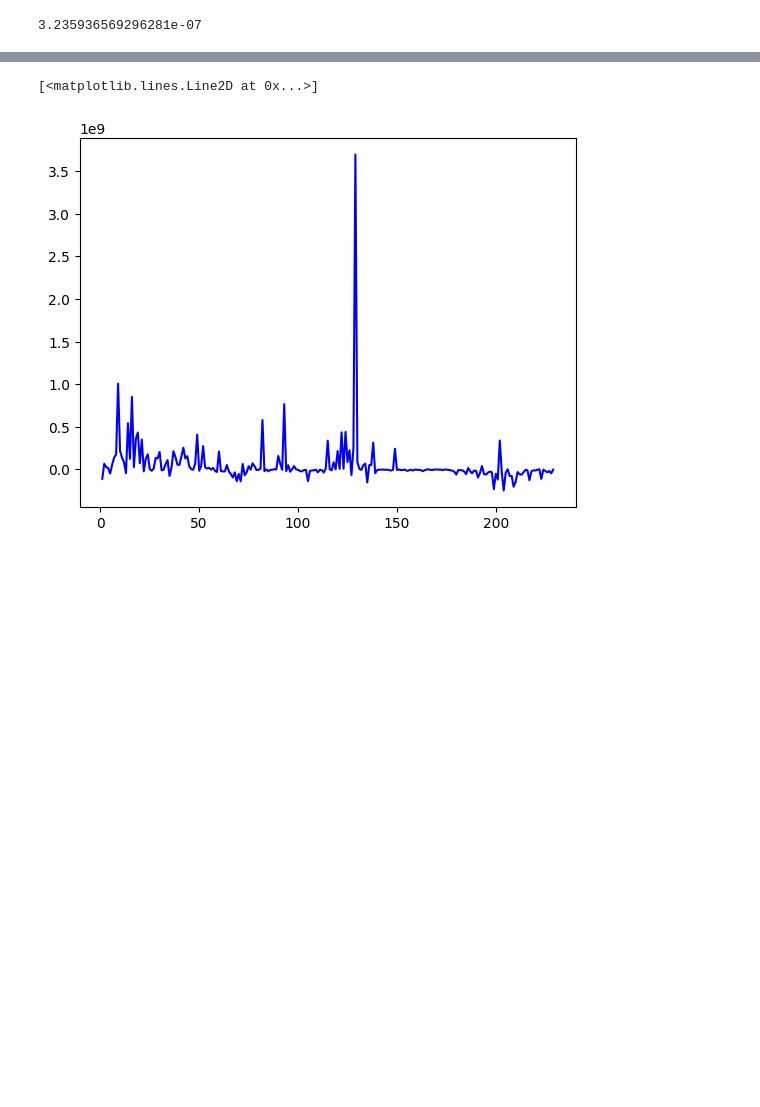
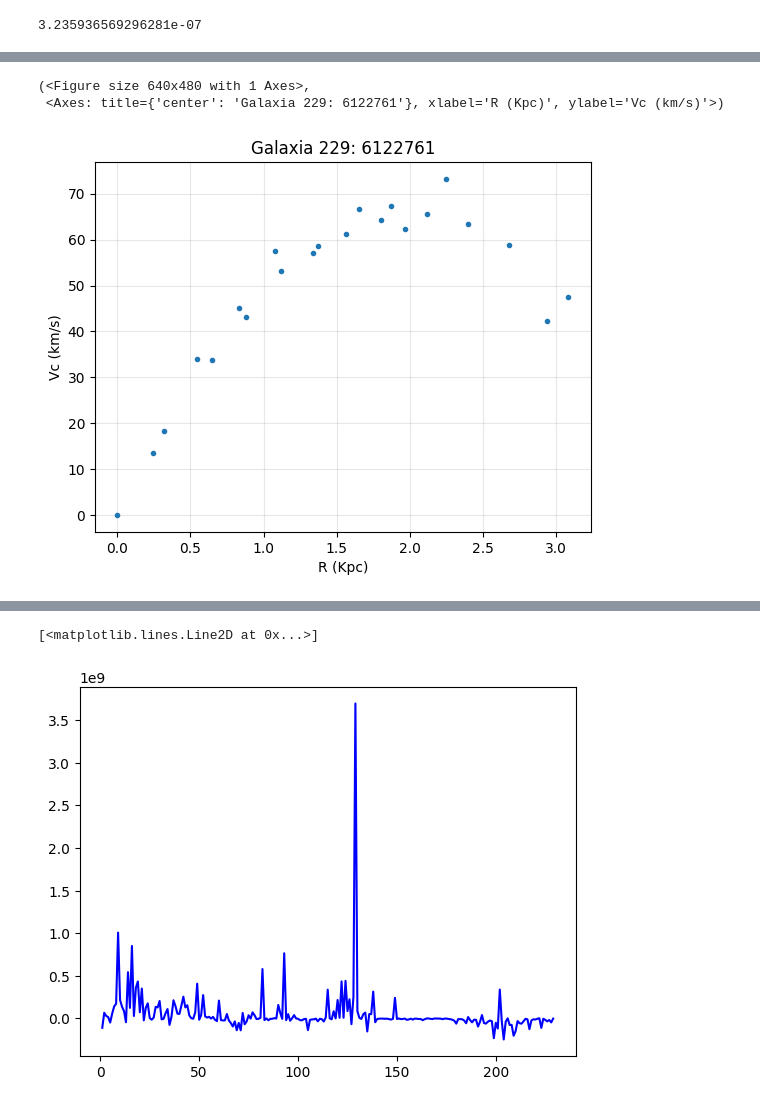
Before and after one commit to marianagomezcuartas/galaxias, a Jupyter notebook: practico1/cleaner.ipynb, the cells around one changed output, grey strips where cells are left out. Drawn from its saved outputs; the diff is of its cells as text; code cells hidden in the pictures; blank space fills up the shorter version.

```diff
--- a/practico1/cleaner.ipynb
+++ b/practico1/cleaner.ipynb
@@ -100 +96,7 @@ df
 229 rows × 10 columns
+# %%
+plot_rotcurve(229)
+# %% [output]
+(<Figure size 640x480 with 1 Axes>,
+ <Axes: title={'center': 'Galaxia 229: 6122761'}, xlabel='R (Kpc)', ylabel='Vc (km/s)'>)
+[figure, added]
```
Also changed, not shown: parts of 5 cells of this notebook.
